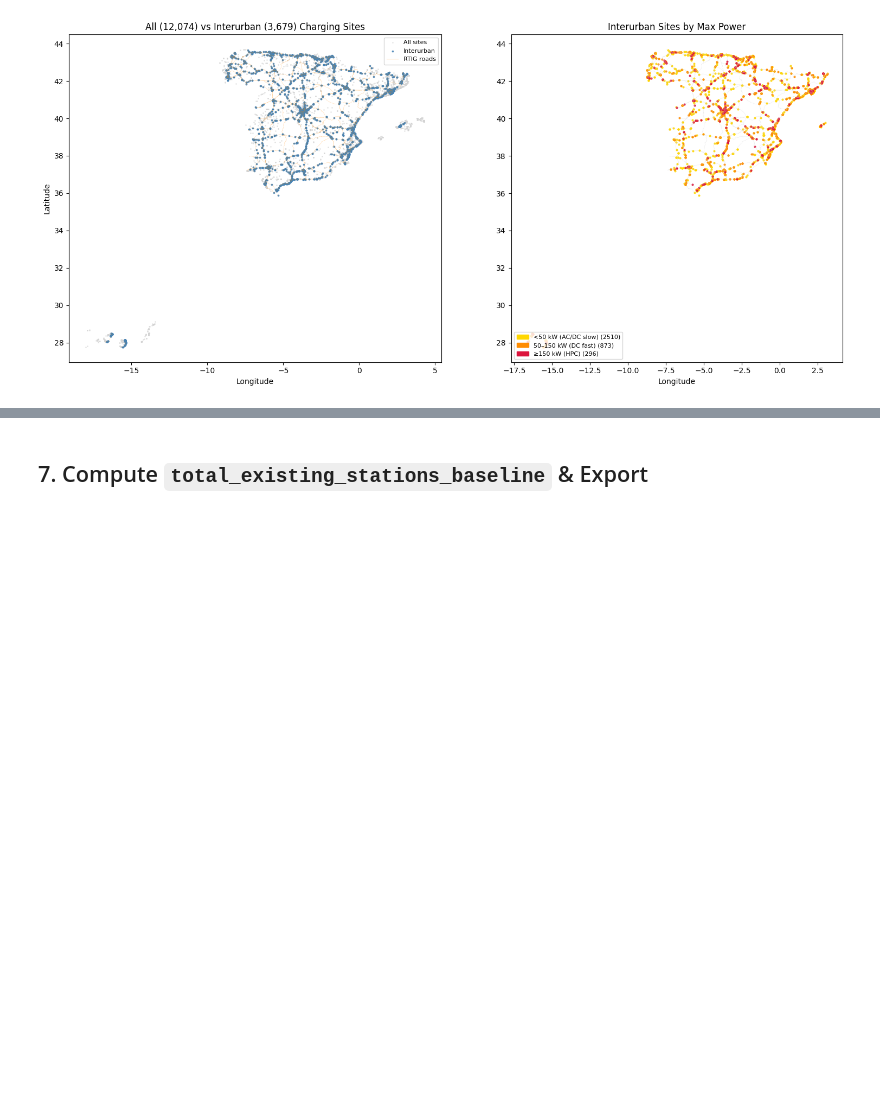
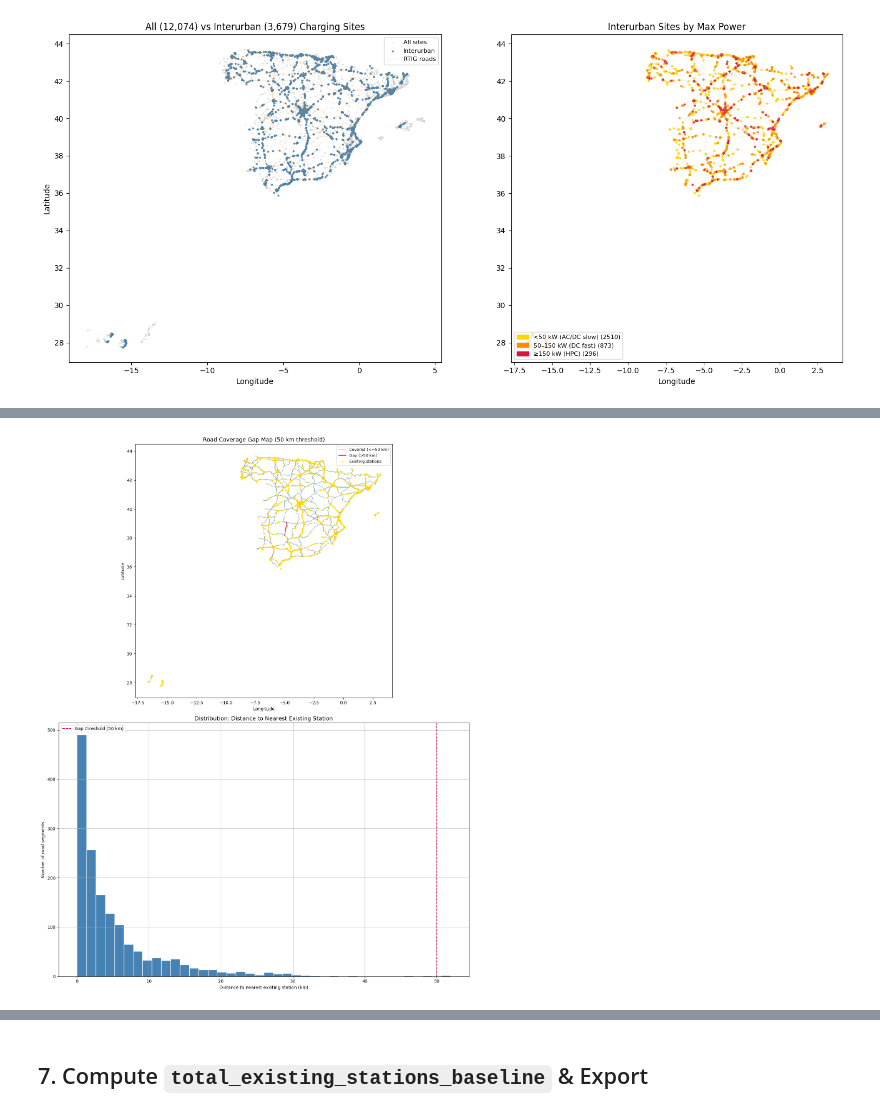
Before and after one commit to Vlad494-cmd/Datathon, a Jupyter notebook: notebooks/M2_EV_Charging_Points_Baseline.ipynb, the cells around one changed output, grey strips where cells are left out. Drawn from its saved outputs; the diff is of its cells as text; code cells hidden in the pictures; blank space fills up the shorter version.

```diff
--- a/notebooks/M2_EV_Charging_Points_Baseline.ipynb
+++ b/notebooks/M2_EV_Charging_Points_Baseline.ipynb
@@ -446,0 +552,33 @@ The maps expose two structural problems with Spain's interurban charging network
+# %%
+fig, axes = plt.subplots(2, 1, figsize=(14, 18))
+
+# ── Top: coverage map ─────────────────────────────────────────────────────────
+ax = axes[0]
+roads_coverage = roads[['Carretera', 'geometry']].copy()
+roads_coverage = roads_coverage.join(nearest[['has_gap']])
+
+roads_coverage[~roads_coverage['has_gap']].plot(
+    ax=ax, color='steelblue', linewidth=0.8, alpha=0.7, label='Covered (<=50 km)')
+roads_coverage[roads_coverage['has_gap']].plot(
+    ax=ax, color='crimson', linewidth=1.8, alpha=0.9, label='Gap (>50 km)')
+gdf_interurban.plot(ax=ax, markersize=3, color='gold', zorder=5, label='Existing stations')
+ax.set_title('Road Coverage Gap Map (50 km threshold)', fontsize=13)
+ax.legend(fontsize=9)
+ax.set_xlabel('Longitude')
+ax.set_ylabel('Latitude')
+
+# ── Bottom: distance distribution histogram ───────────────────────────────────
+ax = axes[1]
+nearest['nearest_station_km'] = nearest['nearest_station_m'] / 1000
+nearest['nearest_station_km'].clip(upper=200).hist(bins=40, ax=ax, color='steelblue', edgecolor='white')
+ax.axvline(GAP_THRESHOLD_M / 1000, color='crimson', linestyle='--',
+           linewidth=1.5, label=f'Gap threshold ({GAP_THRESHOLD_M/1000:.0f} km)')
+ax.set_xlabel('Distance to nearest existing station (km)')
+ax.set_ylabel('Number of road segments')
+ax.set_title('Distribution: Distance to Nearest Existing Station', fontsize=13)
+ax.legend()
+
+plt.tight_layout()
+plt.show()
+# %% [output]
+[figure, added]
```
Also changed, not shown: parts of 9 cells of this notebook, 2 other files.
